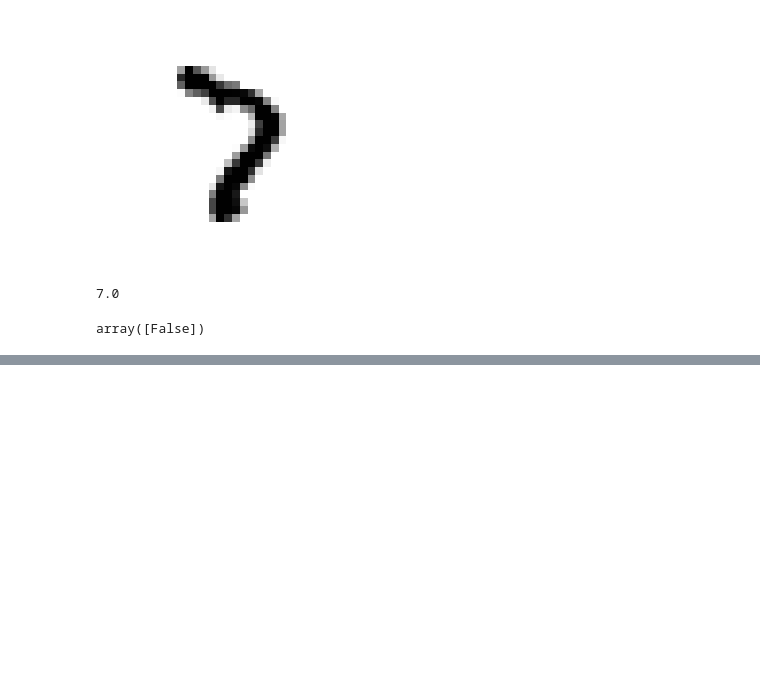
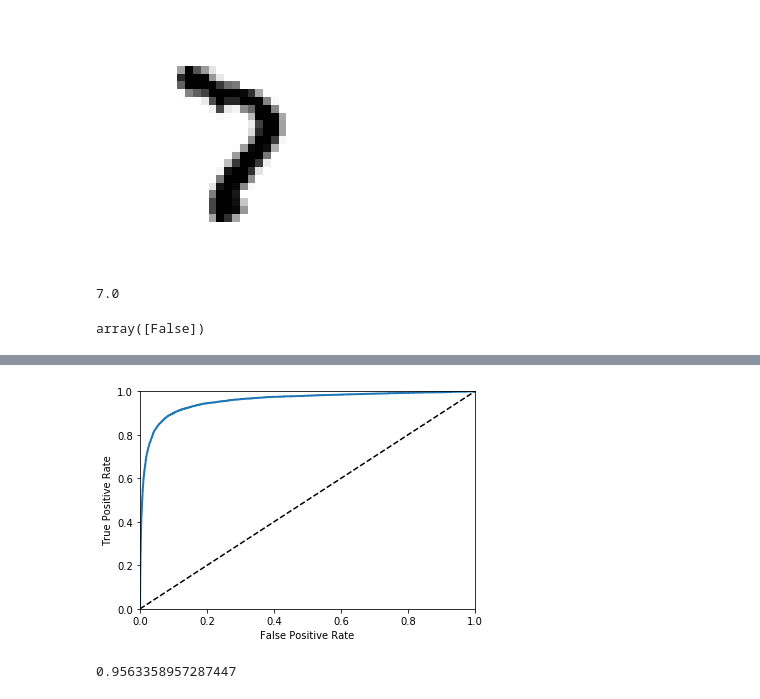
Before and after one commit to qlegrand/housing_handson_ml, a Jupyter notebook: CH03_MNIST.ipynb, the cells around one changed output, grey strips where cells are left out. Drawn from its saved outputs; the diff is of its cells as text; code cells hidden in the pictures; blank space fills up the shorter version.

```diff
--- a/CH03_MNIST.ipynb
+++ b/CH03_MNIST.ipynb
@@ -118,0 +122,9 @@ plot_roc_
+# %%
+plot_roc_curve(fpr, tpr)
+plt.show()
+# %% [output]
+[figure, added]
+# %%
+roc_auc_score(y_train_5, y_train_scores)
+# %% [output]
+0.9563358957287447
```
Also changed, not shown: parts of 41 cells of this notebook, 1 other file.
